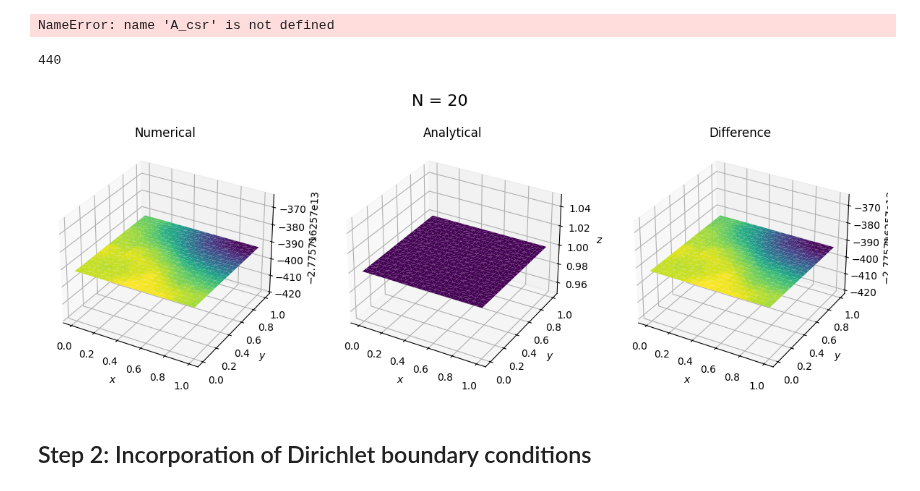
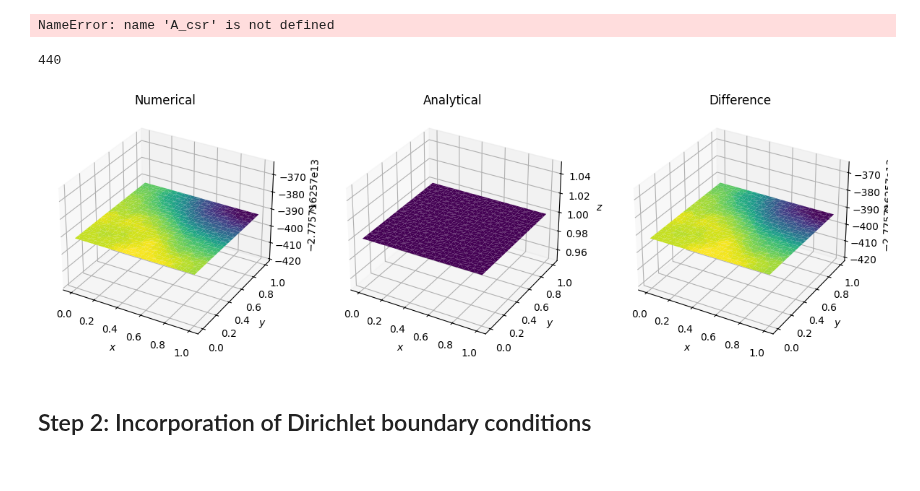
Before and after one commit to todj107/NumPDE, a Jupyter notebook: lab_4_mjunk/lab_04_part_2_mjunk.ipynb, the cells around one changed output. Drawn from its saved outputs; the diff is of its cells as text; code cells hidden in the pictures.

```diff
--- a/lab_4_mjunk/lab_04_part_2_mjunk.ipynb
+++ b/lab_4_mjunk/lab_04_part_2_mjunk.ipynb
@@ -291,29 +264,29 @@ def plot2D(X, Y, Z, title=""):
 # %%
 import numpy as np
 N = 20
 x = np.linspace(0,1,1000)
 y = np.linspace(0,1,1000)
 # Define mesh
 P, T = mt.unitsquare_mesh(N)
 
 a = lambda x: 1
 
 A = assemble_stiffness_matrix(P, T, a)
 b = assemble_load_vector(P, T, f, 0)
 
 rank = np.linalg.matrix_rank(A)
 print(rank)
 
 
 A_csr = csr_matrix(A)
 U = spsolve(A_csr,b)
 
 X = P[:,0]
 Y = P[:,1]
-plot_comparison_2D(X,Y,U,f(X,Y),T,N,"Numerical","Analytical")
+pt.plot_comparison_2D(X,Y,U,f(X,Y),T,"Numerical","Analytical")
 # %% [output]
 440
-[figure, old version]
+[figure, new version]
 # %% [markdown]
 ## Step 2: Incorporation of Dirichlet boundary conditions
 # %% [markdown]
```
Also changed, not shown: parts of 9 cells of this notebook.
